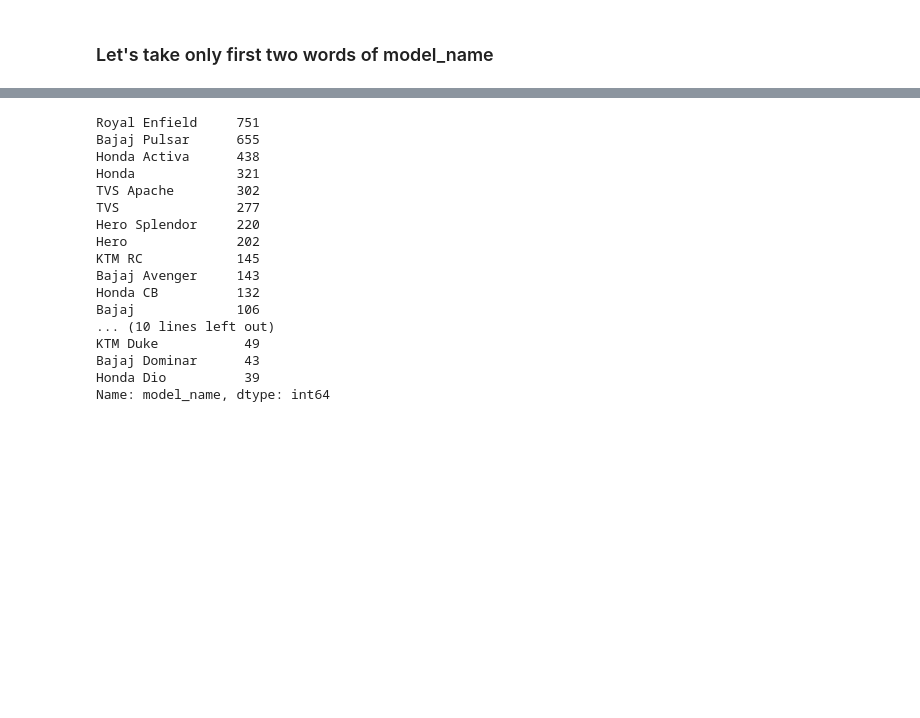
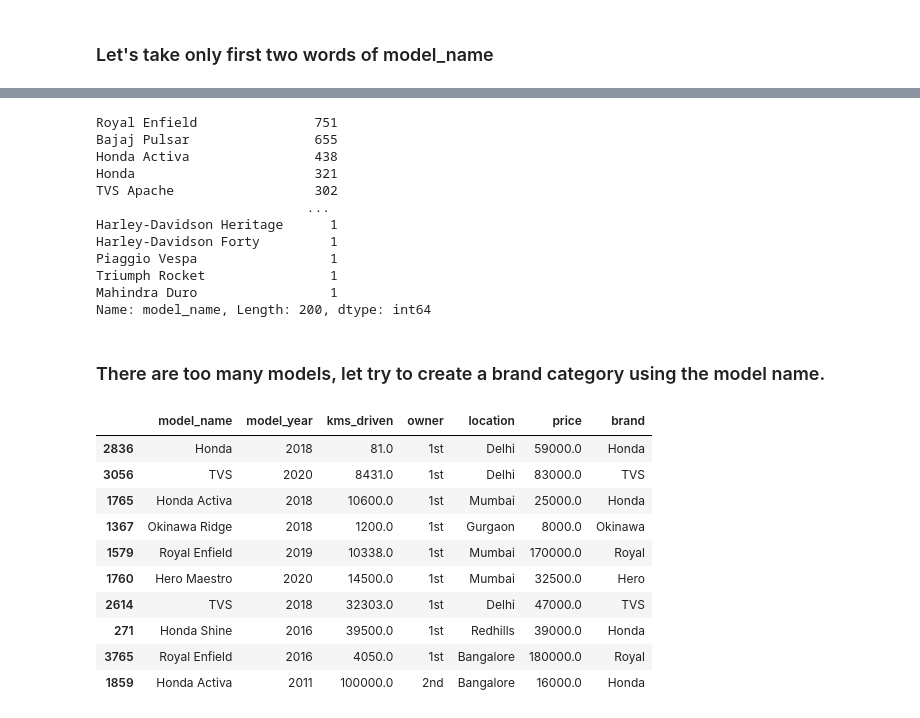
Before and after one commit to ropali/used_bike_price_prediction, a Jupyter notebook: notebooks/03-feature-eng.ipynb, the cells around one changed output, grey strips where cells are left out. Cells and saved outputs as stored; diff of their text form; code cells hidden in the pictures; blank space fills up the shorter version.

```diff
--- a/notebooks/03-feature-eng.ipynb
+++ b/notebooks/03-feature-eng.ipynb
@@ -40,20 +42,33 @@ df.sample(10)
 # %%
-df.model_name.value_counts()[:25]
+df.model_name.value_counts()
 # %% [output]
-Royal Enfield     751
-Bajaj Pulsar      655
-Honda Activa      438
-Honda             321
-TVS Apache        302
-TVS               277
-Hero Splendor     220
-Hero              202
-KTM RC            145
-Bajaj Avenger     143
-Honda CB          132
-Bajaj             106
-... (10 lines left out)
-KTM Duke           49
-Bajaj Dominar      43
-Honda Dio          39
-Name: model_name, dtype: int64
+Royal Enfield               751
+Bajaj Pulsar                655
+Honda Activa                438
+Honda                       321
+TVS Apache                  302
+                           ...
+Harley-Davidson Heritage      1
+Harley-Davidson Forty         1
+Piaggio Vespa                 1
+Triumph Rocket                1
+Mahindra Duro                 1
+Name: model_name, Length: 200, dtype: int64
+# %% [markdown]
+### There are too many models, let try to create a brand category using the model name.
+# %%
+df['brand'] = df['model_name'].apply(lambda x: x.split(' ')[0])
+# %%
+df.sample(10)
+# %% [output]
+|  | model_name | model_year | kms_driven | owner | location | price | brand |
+| 2836 | Honda | 2018 | 81.0 | 1st | Delhi | 59000.0 | Honda |
+| 3056 | TVS | 2020 | 8431.0 | 1st | Delhi | 83000.0 | TVS |
+| 1765 | Honda Activa | 2018 | 10600.0 | 1st | Mumbai | 25000.0 | Honda |
+| 1367 | Okinawa Ridge | 2018 | 1200.0 | 1st | Gurgaon | 8000.0 | Okinawa |
+| 1579 | Royal Enfield | 2019 | 10338.0 | 1st | Mumbai | 170000.0 | Royal |
+| 1760 | Hero Maestro | 2020 | 14500.0 | 1st | Mumbai | 32500.0 | Hero |
+| 2614 | TVS | 2018 | 32303.0 | 1st | Delhi | 47000.0 | TVS |
+| 271 | Honda Shine | 2016 | 39500.0 | 1st | Redhills | 39000.0 | Honda |
+| 3765 | Royal Enfield | 2016 | 4050.0 | 1st | Bangalore | 180000.0 | Royal |
+| 1859 | Honda Activa | 2011 | 100000.0 | 2nd | Bangalore | 16000.0 | Honda |
```
Also changed, not shown: parts of 28 cells of this notebook, 2 other files.
